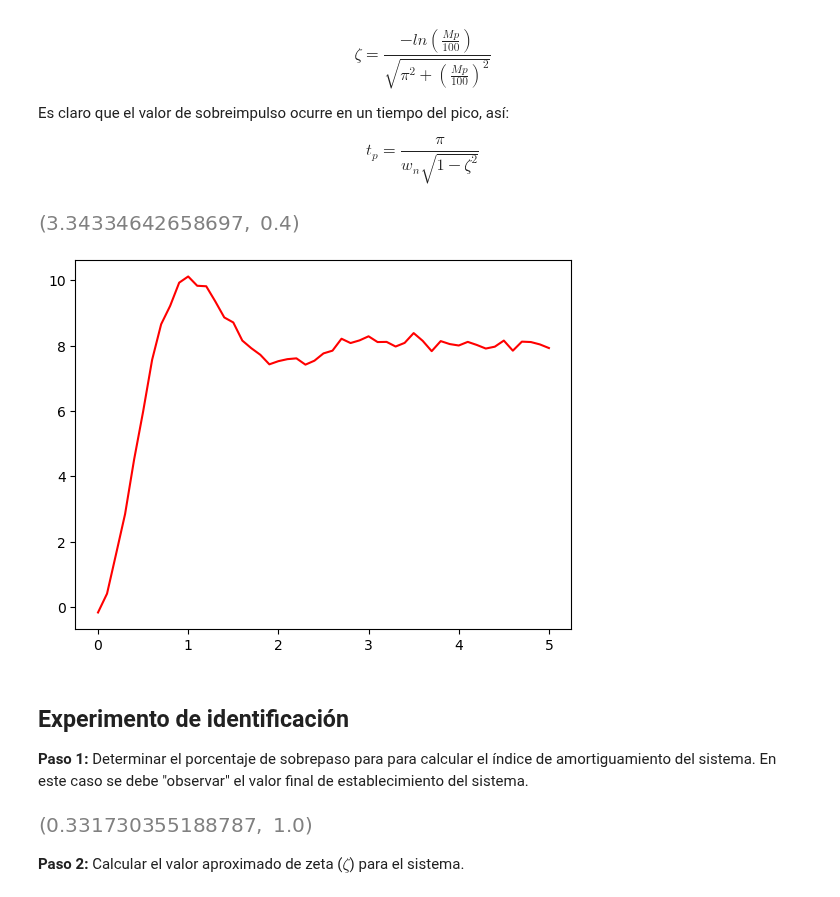
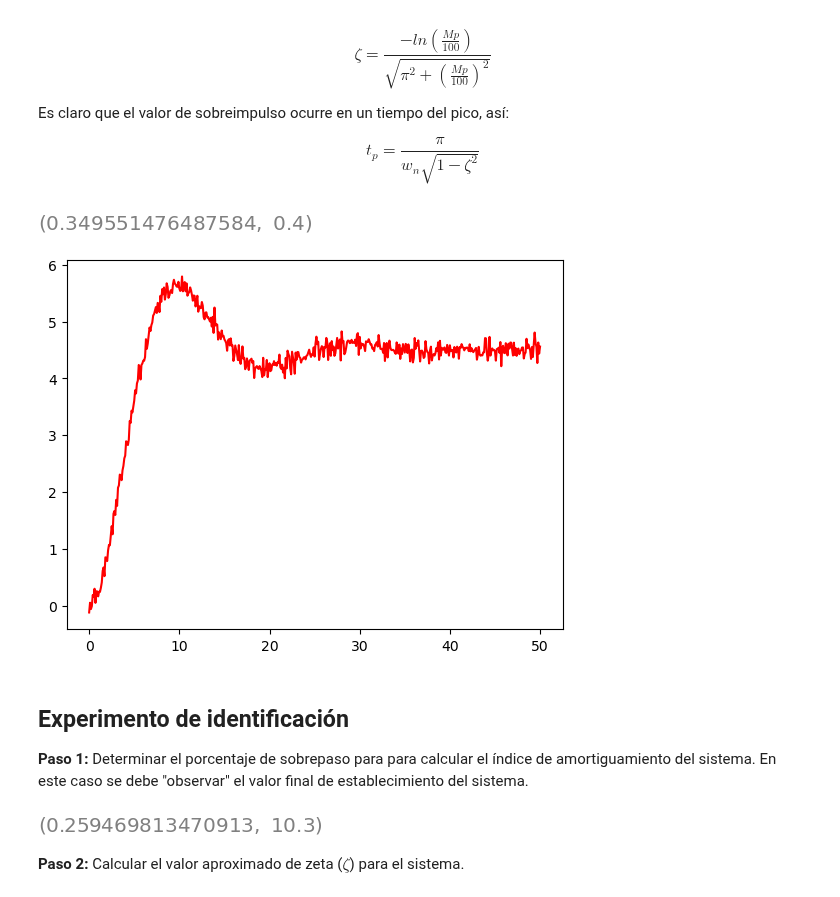
Before and after one commit to jairocuellar/System_identification, a Jupyter notebook: class_02_02.ipynb, the cells around one changed output. Cells and saved outputs as stored; diff of their text form; code cells hidden in the pictures.

```diff
--- a/class_02_02.ipynb
+++ b/class_02_02.ipynb
@@ -41,29 +41,29 @@ $$t_p = \frac{\pi}{w_n\sqrt{1-\zeta^2}}$$
 # %%
 ## Respuesta típica de un sistema de segundo orden con ruido
 ## Simulando el experimento de medición
 ## Definir valores originales y necesarios para la simulación:
 K = np.random.rand()*8
 wn = np.random.rand()*8
 #K = 8
 #wn = 8
 z = 0.4
-tf = 5
+tf = 50
 dt = 0.1
 t = np.linspace(0,tf,int(tf/dt)+1)
 
 g = control.tf([K*wn*wn],[1,2*z*wn,wn*wn])
 _,y = control.step_response(g,t)
 N = len(t)
 ## Ruido para simular la señal de salida capturada "yn"
 r = 0.1
 e = np.random.normal(0,r,size=N)
 yn = y+e
 plt.plot(t,yn,color = 'red')
 
 wn, z
 # %% [output]
-[figure, old version]
+[figure, new version]
-[figure, old version]
+[figure, new version]
 # %% [markdown]
 ## Experimento de identificación
 
@@ -72,7 +72,7 @@ wn, z
 ## El porcentaje de sobrepaso (overshot) y el tiempo del pico
 
 ## Valor observado de la gráfica de la respuesta.
-Kf = 7.6
+Kf = 4.6
 ############
 
 ###### Valor máximo alcanzado por la respuesta y Valor del sobrepaso
@@ -87,7 +87,7 @@ for i in range(len(yn)):
         break
 os, tp
 # %% [output]
-[figure, old version]
+[figure, new version]
 # %% [markdown]
 **Paso 2:** Calcular el valor aproximado de zeta ($\zeta$) para el sistema.
 # %%
```
Also changed, not shown: parts of 6 cells of this notebook, 8 other files.
